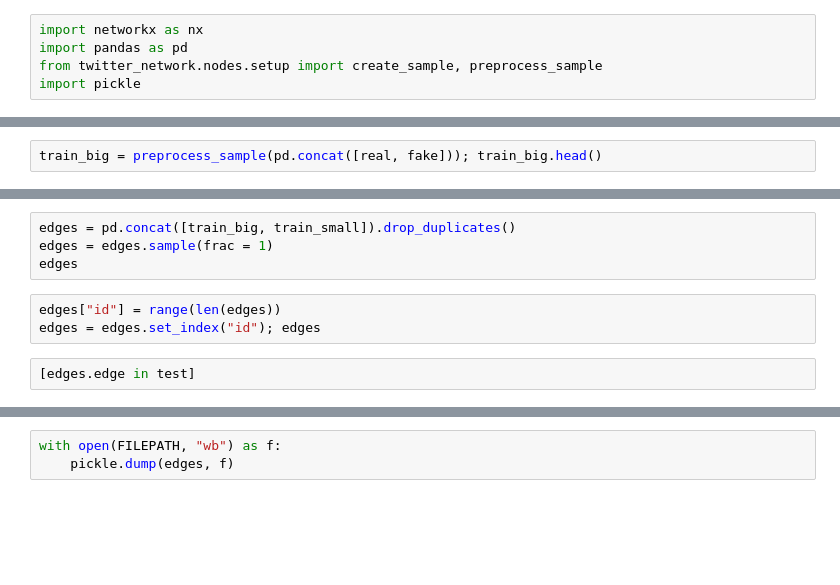
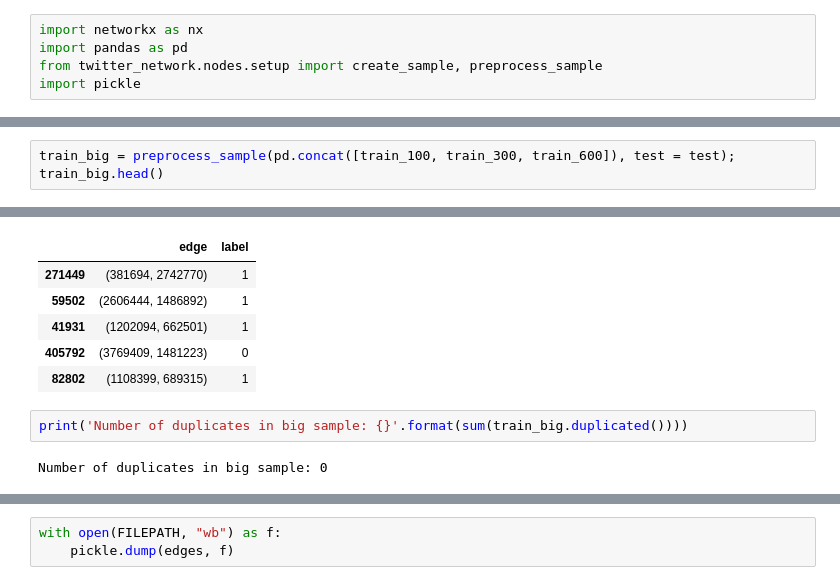
Before and after one commit to thomas-duke/twitter-network, a Jupyter notebook: notebooks/01_setup/sampling.ipynb, the cells around one changed output, grey strips where cells are left out. Cells and saved outputs as stored; diff of their text form; blank space fills up the shorter version.

```diff
--- a/notebooks/01_setup/sampling.ipynb
+++ b/notebooks/01_setup/sampling.ipynb
@@ -95,3 +41,3 @@ train_small = create_sample(hidden = real_50, fakes = fake_50); train_small
 # %%
-train_big = preprocess_sample(pd.concat([real, fake])); train_big.head()
+train_big = preprocess_sample(pd.concat([train_100, train_300, train_600]), test = test); train_big.head()
 # %% [output]
@@ -99,9 +47,10 @@ TypeError: preprocess_sample() missing 1 required positional argument: 'test'
+|  | edge | label |
+| 271449 | (381694, 2742770) | 1 |
+| 59502 | (2606444, 1486892) | 1 |
+| 41931 | (1202094, 662501) | 1 |
+| 405792 | (3769409, 1481223) | 0 |
+| 82802 | (1108399, 689315) | 1 |
-# %%
-edges = pd.concat([train_big, train_small]).drop_duplicates()
-edges = edges.sample(frac = 1)
-edges
-# %%
-edges["id"] = range(len(edges))
-edges = edges.set_index("id"); edges
-# %%
-[edges.edge in test]
+# %%
+print('Number of duplicates in big sample: {}'.format(sum(train_big.duplicated())))
+# %% [output]
+Number of duplicates in big sample: 0
```
Also changed, not shown: parts of 16 cells of this notebook, 10 other files.
